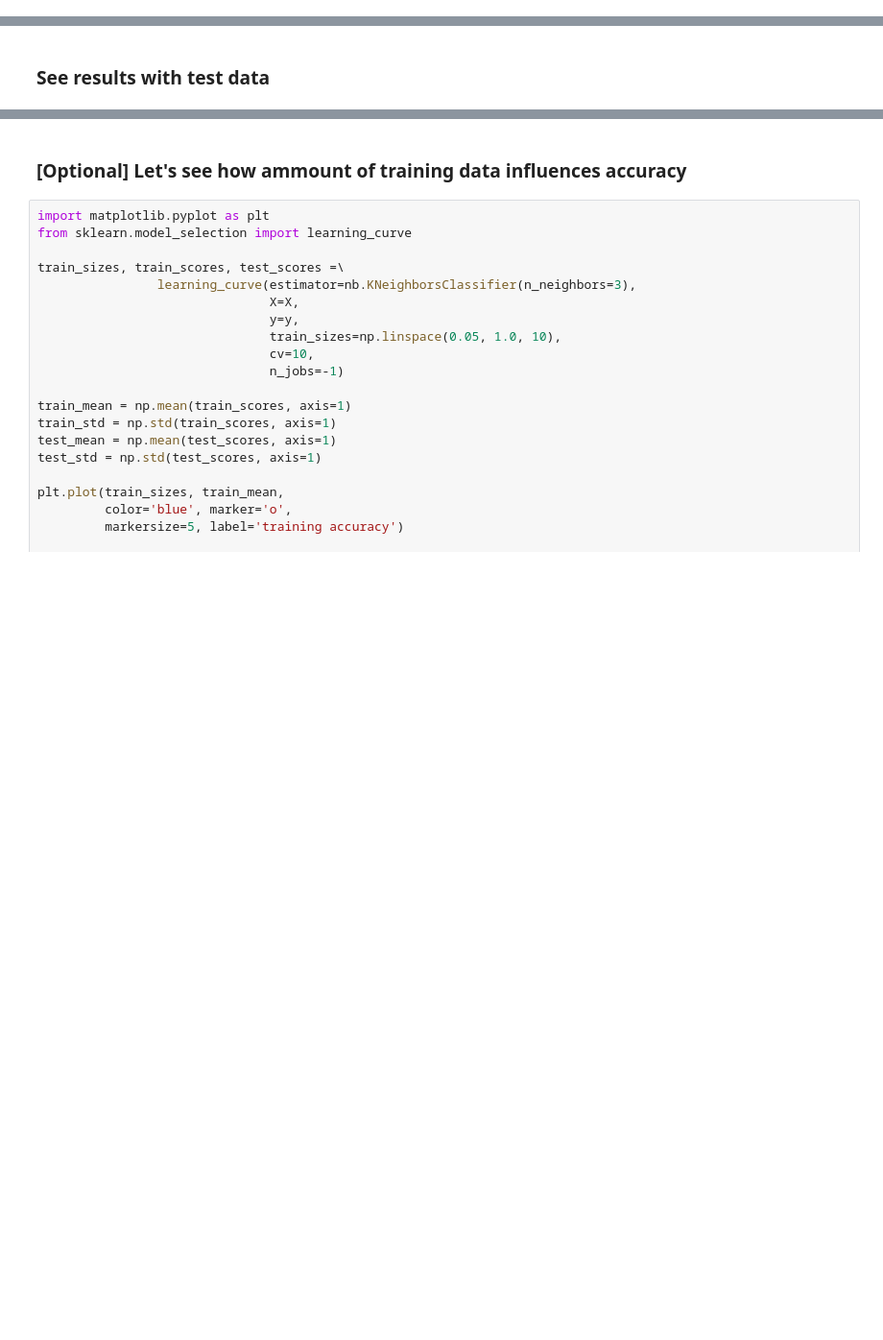
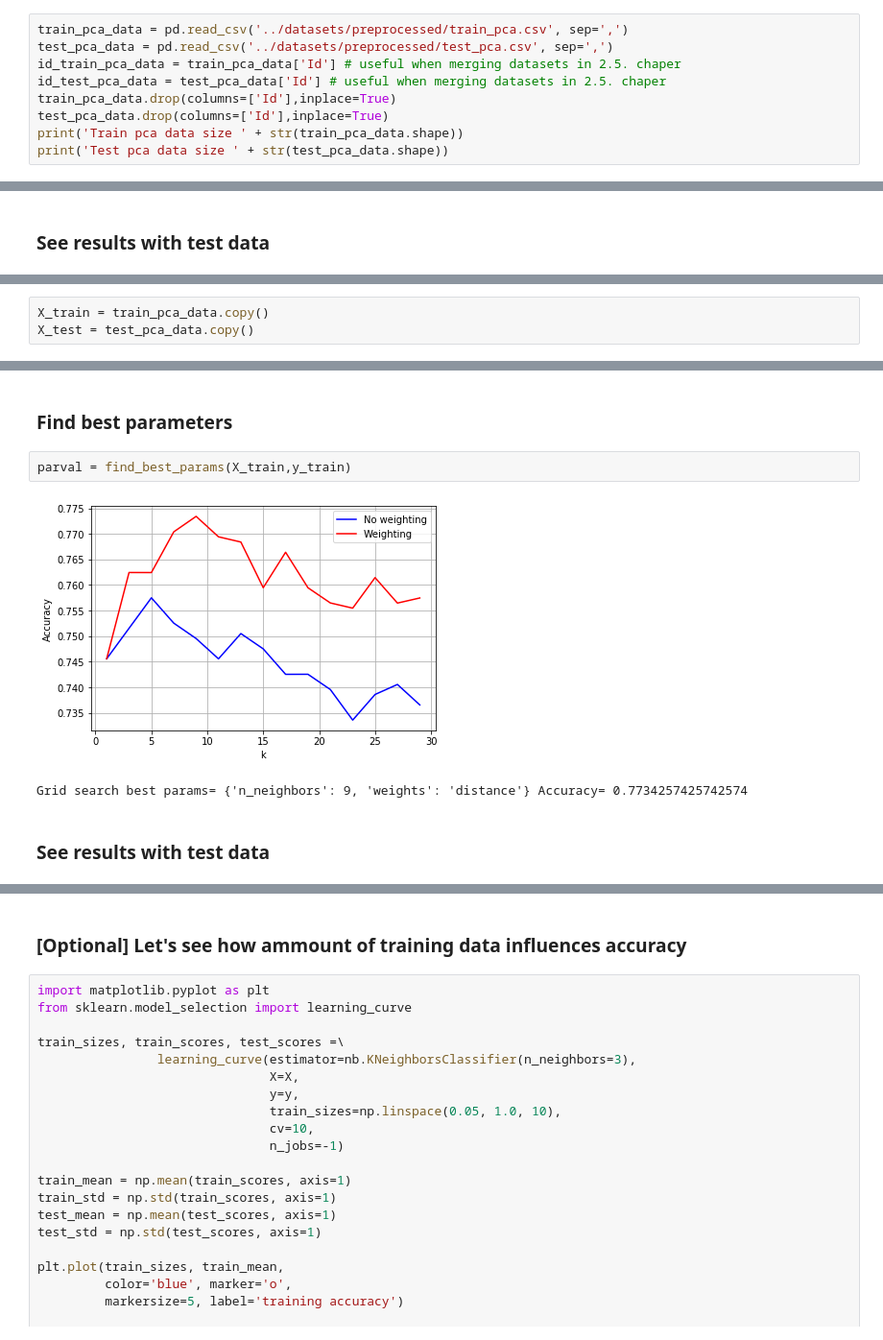
Before and after one commit to FerranAgulloLopez/DataMiningHousePrices, a Jupyter notebook: scripts/Knn.ipynb, the cells around one changed output, grey strips where cells are left out. Shown at 96% size. Saved outputs shown, nothing was run; the diff lists cells and outputs as text; blank space fills up the shorter version.

```diff
--- a/scripts/Knn.ipynb
+++ b/scripts/Knn.ipynb
@@ -48,3 +54,12 @@ y_train = train_data['SalePrice'].to_numpy()
 y_test = test_data['SalePrice'].to_numpy()
 train_data.drop(columns=['SalePrice'],inplace=True)
 test_data.drop(columns=['SalePrice'],inplace=True)
+# %%
+train_pca_data = pd.read_csv('../datasets/preprocessed/train_pca.csv', sep=',')
+test_pca_data = pd.read_csv('../datasets/preprocessed/test_pca.csv', sep=',')
+id_train_pca_data = train_pca_data['Id'] # useful when merging datasets in 2.5. chaper
+id_test_pca_data = test_pca_data['Id'] # useful when merging datasets in 2.5. chaper
+train_pca_data.drop(columns=['Id'],inplace=True)
+test_pca_data.drop(columns=['Id'],inplace=True)
+print('Train pca data size ' + str(train_pca_data.shape))
+print('Test pca data size ' + str(test_pca_data.shape))
@@ -232,0 +255,3 @@ accuracy_with_test_data(parval['n_neighbors'],parval['weights'],X_train,y_train,
+# %%
+X_train = train_pca_data.copy()
+X_test = test_pca_data.copy()
@@ -232,0 +273,9 @@ accuracy_with_test_data(parval['n_neighbors'],parval['weights'],X_train,y_train,
+# %% [markdown]
+### Find best parameters
+# %%
+parval = find_best_params(X_train,y_train)
+# %% [output]
+[figure, added]
+Grid search best params= {'n_neighbors': 9, 'weights': 'distance'} Accuracy= 0.7734257425742574
+# %% [markdown]
+### See results with test data
```
Also changed, not shown: parts of 40 cells of this notebook.
